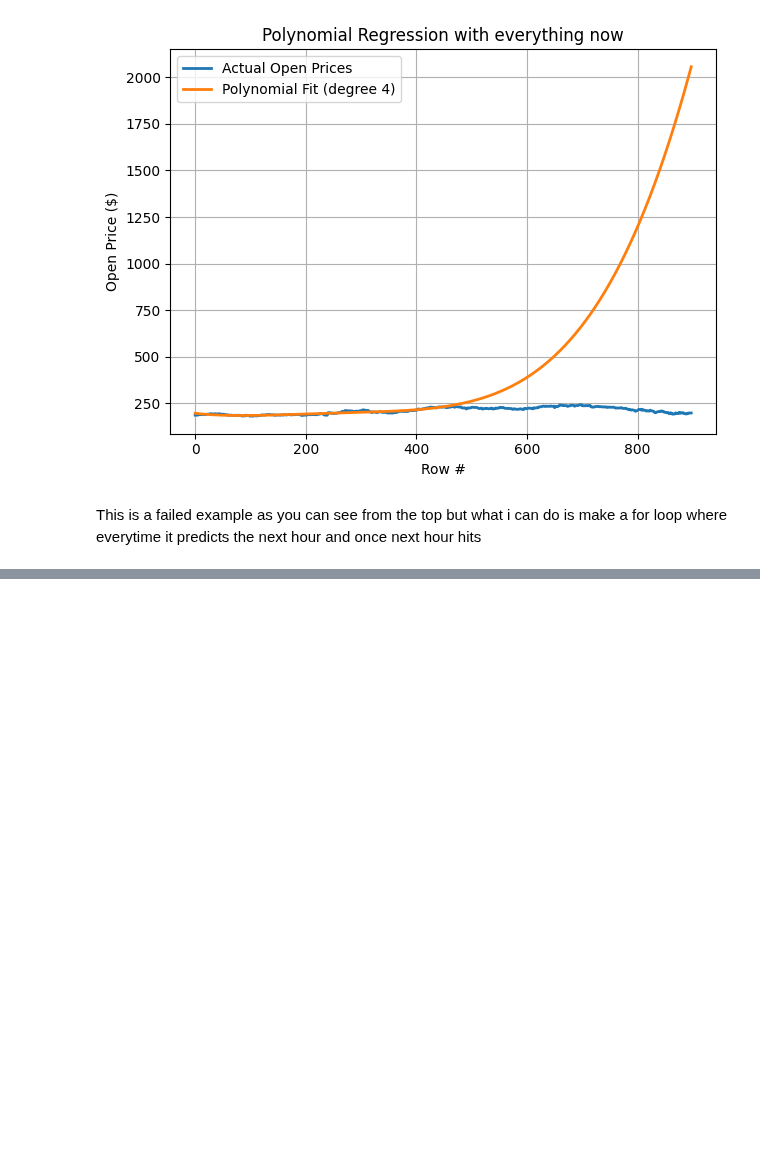
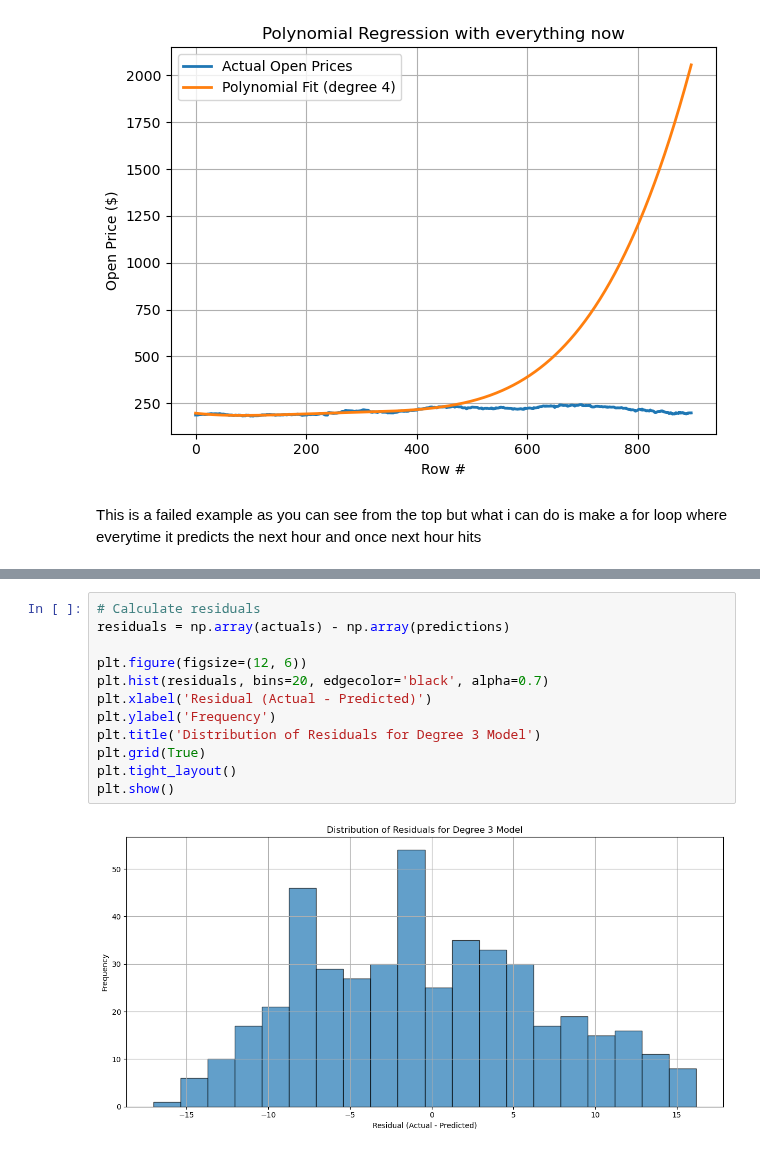
Before and after one commit to estherkdy/stock-price-prediction, a Jupyter notebook: stock_price_prediction.ipynb, the cells around one changed output, grey strips where cells are left out. Cells and saved outputs as stored; diff of their text form; blank space fills up the shorter version.

```diff
--- a/stock_price_prediction.ipynb
+++ b/stock_price_prediction.ipynb
@@ -216,0 +232,14 @@ plt.show()
+# %%
+# Calculate residuals
+residuals = np.array(actuals) - np.array(predictions)
+
+plt.figure(figsize=(12, 6))
+plt.hist(residuals, bins=20, edgecolor='black', alpha=0.7)
+plt.xlabel('Residual (Actual - Predicted)')
+plt.ylabel('Frequency')
+plt.title('Distribution of Residuals for Degree 3 Model')
+plt.grid(True)
+plt.tight_layout()
+plt.show()
+# %% [output]
+[figure, added]
```
Also changed, not shown: parts of 9 cells of this notebook.
